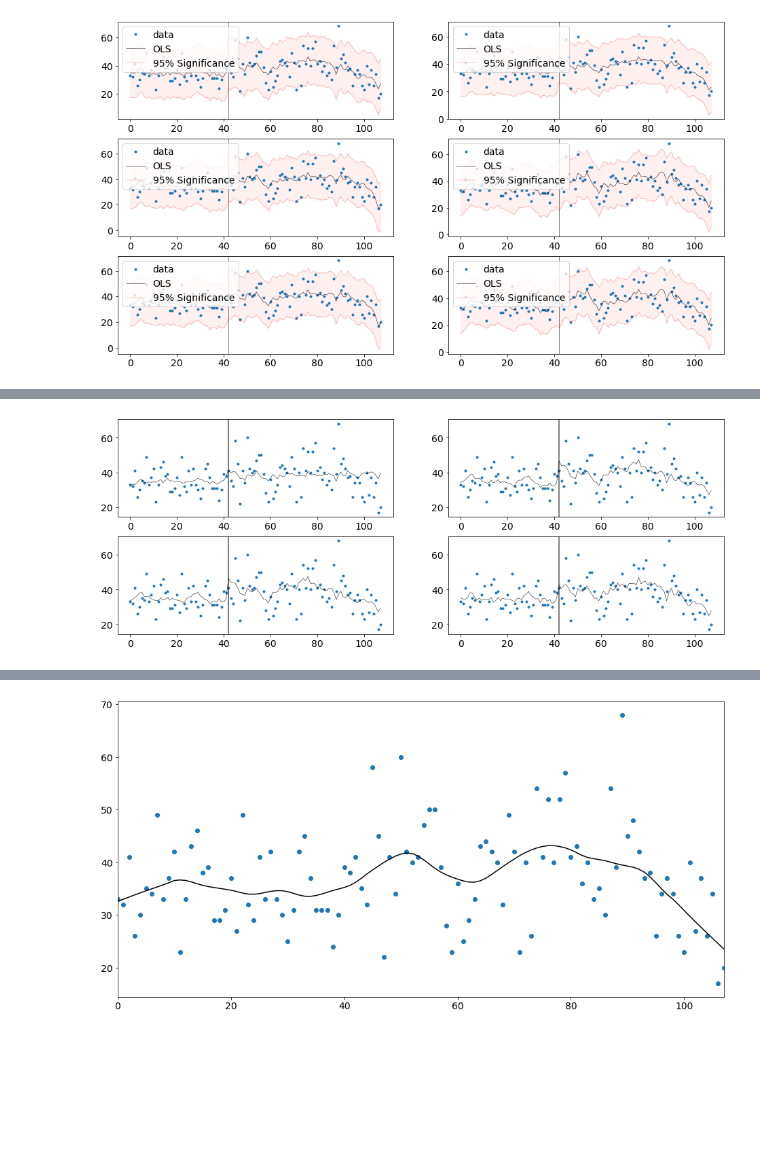
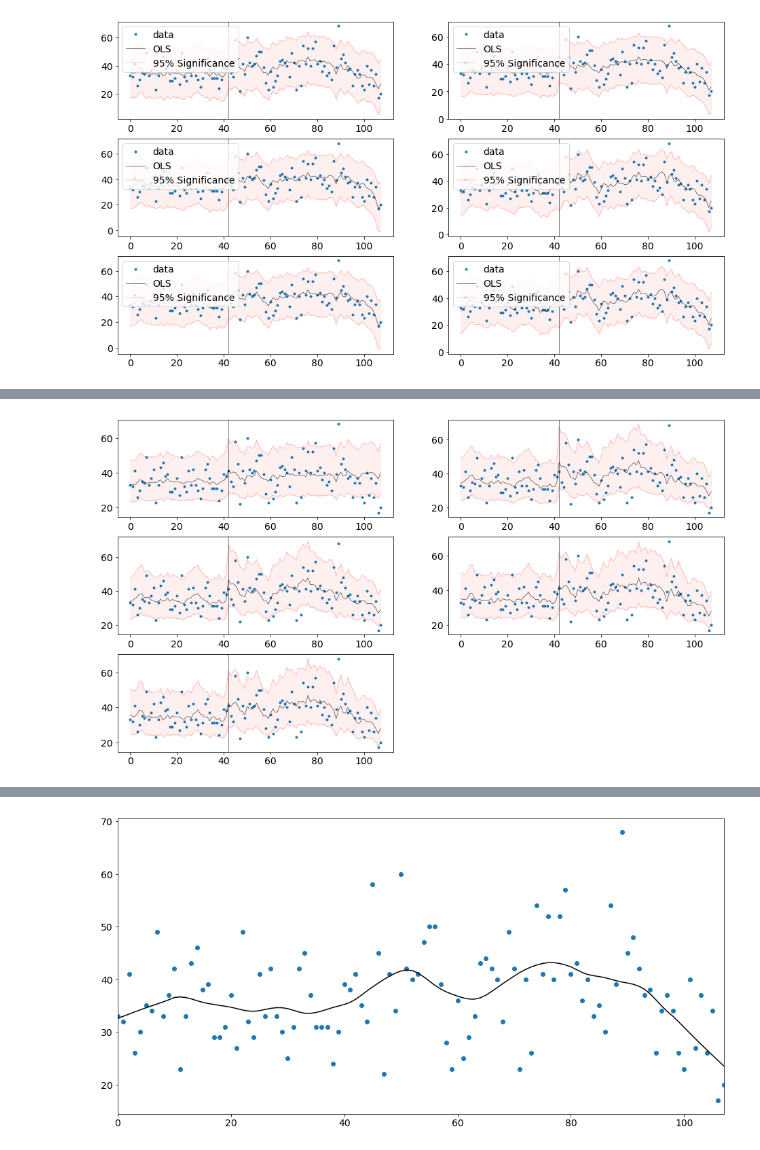
Before and after one commit to caxaxa/PhD_Empirics, a Jupyter notebook: Data_Analysis.ipynb, the cells around one changed output, grey strips where cells are left out. Drawn from its saved outputs; the diff is of its cells as text; code cells hidden in the pictures; blank space fills up the shorter version.

```diff
--- a/Data_Analysis.ipynb
+++ b/Data_Analysis.ipynb
@@ -530,0 +642,20 @@ fig.savefig('emp3.pdf')
+# %%
+
+fig = plt.figure(figsize=(16,9))
+
+result_list = [results1,results2,results3,results4,results5,results6]
+theta = intervention
+
+for i in range(len(result_list)):
+  plt.subplot(3,2,i+1)
+  iv_l1 = np.exp(result_list[i].fittedvalues.values - 1.96*((result_list[i].fittedvalues.values/len(result_list[i].fittedvalues.values))**(1/2)))
+  iv_u1 = np.exp(result_list[i].fittedvalues.values + 1.96*((result_list[i].fittedvalues.values/len(result_list[i].fittedvalues.values))**(1/2)))
+  plt.plot( mdf['t1'], mdf['offences'], '.',lw=1)
+  plt.plot(mdf['t1'],np.exp(result_list[i].fittedvalues), 'k-', lw=0.5)
+  plt.plot(mdf['t1'], iv_u1, color='red', lw=0.2)
+  plt.plot( mdf['t1'],iv_l1, color='red', lw=0.2)
+  plt.axvline(theta, color='black', lw=1, alpha=0.5)
+  plt.fill_between( mdf['t1'],iv_u1,iv_l1, color='red', alpha=0.06)
+  #plt.legend(('data','OLS','95% Significance'),loc=2)
+
+plt.show()
@@ -531,10 +664,10 @@ fig.savefig('emp3.pdf')
 # %%
-#
-results1 = sm.Poisson(mdf['offences'], mdf[['cons','dummy','gdp','unemployment','real_interest']]).fit()
-results2 = sm.Poisson(mdf['offences'], mdf[['cons','dummy','t2','gdp','unemployment','real_interest']]).fit()
-results3 = sm.Poisson(mdf['offences'], mdf[['cons','dummy','t1','t2','gdp','unemployment','real_interest']]).fit()
-results4 = sm.Poisson(mdf['offences'], mdf[['cons','dummy','t2','s2','gdp','unemployment','real_interest']]).fit()
-results5 = sm.Poisson(mdf['offences'], mdf[['cons','dummy','t1','t2','s2','gdp']]).fit()
+#  Corruption
+results1 = sm.NegativeBinomial(mdf['offences'], mdf[['cons','dummy','gdp','unemployment','real_interest']]).fit()
+results2 = sm.NegativeBinomial(mdf['offences'], mdf[['cons','dummy','t2','gdp','unemployment','real_interest']]).fit()
+results3 = sm.NegativeBinomial(mdf['offences'], mdf[['cons','dummy','t1','t2','gdp','unemployment','real_interest']]).fit()
+results4 = sm.NegativeBinomial(mdf['offences'], mdf[['cons','dummy','t2','s2','gdp','unemployment','real_interest']]).fit()
+results5 = sm.NegativeBinomial(mdf['offences'], mdf[['cons','dummy','t1','t2','s2','gdp','unemployment','real_interest']]).fit()
 stargazer = Stargazer([results1, results2,results3,results4,results5])
 stargazer.covariate_order(['cons','dummy','t2','s2','unemployment','real_interest','gdp'])
 HTML(stargazer.render_html())
@@ -573,17 +708,22 @@ Optimization terminated successfully.
 # %%
 
 fig = plt.figure(figsize=(16,9))
 
-result_list = [results1,results2,results3,results4]
+result_list = [results1,results2,results3,results4,results5]
 theta = intervention
 
 for i in range(len(result_list)):
   plt.subplot(3,2,i+1)
+  iv_l1 = np.exp(result_list[i].fittedvalues.values - 1.96*((result_list[i].fittedvalues.values/len(result_list[i].fittedvalues.values))**(1/2)))
+  iv_u1 = np.exp(result_list[i].fittedvalues.values + 1.96*((result_list[i].fittedvalues.values/len(result_list[i].fittedvalues.values))**(1/2)))
   plt.plot( mdf['t1'], mdf['offences'], '.',lw=1)
   plt.plot(mdf['t1'],np.exp(result_list[i].fittedvalues), 'k-', lw=0.5)
-  plt.axvline(theta, color='black', lw=2, alpha=0.5)
-  #plt.legend(('data','Poission Estimate'),loc=2)
+  plt.plot(mdf['t1'], iv_u1, color='red', lw=0.2)
+  plt.plot( mdf['t1'],iv_l1, color='red', lw=0.2)
+  plt.axvline(theta, color='black', lw=1, alpha=0.5)
+  plt.fill_between( mdf['t1'],iv_u1,iv_l1, color='red', alpha=0.06)
+  #plt.legend(('data','OLS','95% Significance'),loc=2)
 
 plt.show()
 # %% [output]
-[figure, old version]
+[figure, new version]
```
Also changed, not shown: parts of 25 cells of this notebook.
